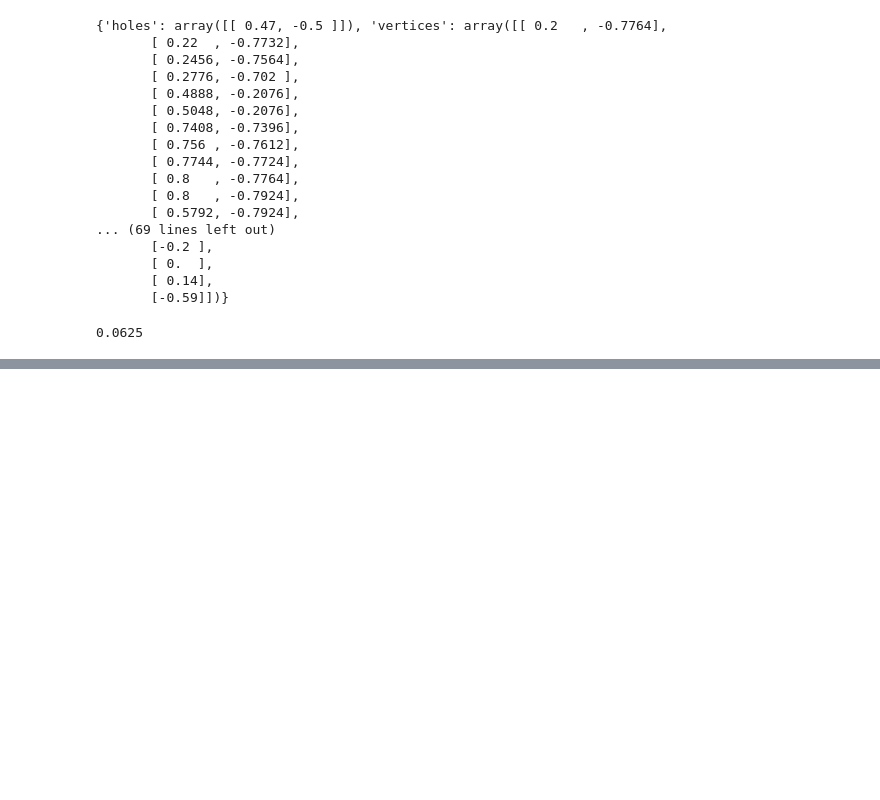
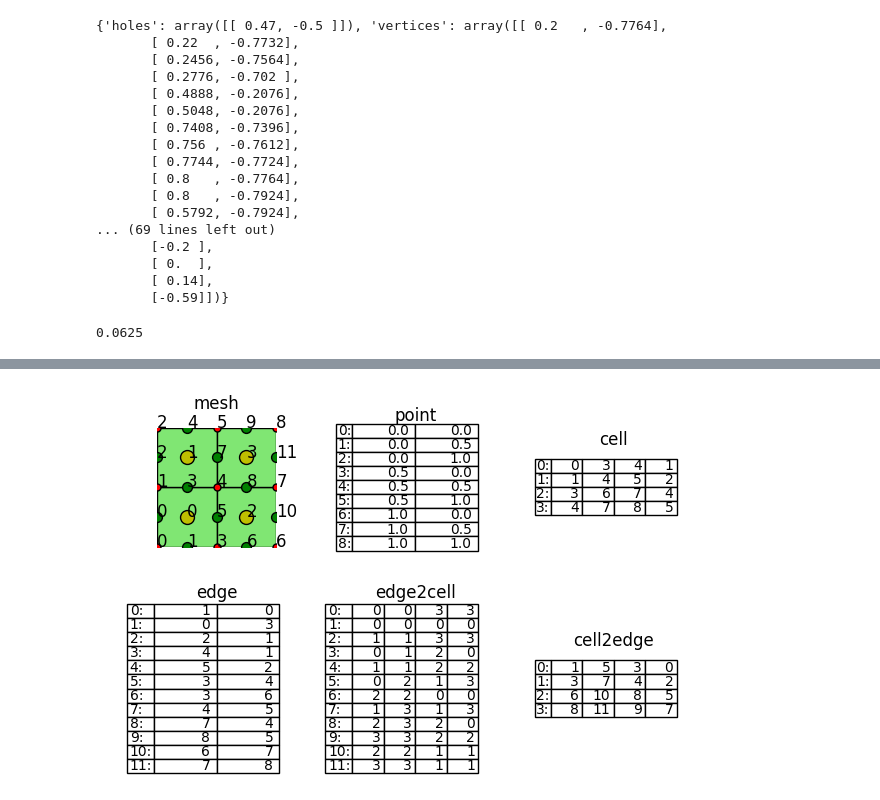
Before and after one commit to weihuayi/fealpy, a Jupyter notebook: doc/fealpybook/mesh.ipynb, the cells around one changed output, grey strips where cells are left out. Cells and saved outputs as stored; diff of their text form; code cells hidden in the pictures; blank space fills up the shorter version.

```diff
--- a/doc/fealpybook/mesh.ipynb
+++ b/doc/fealpybook/mesh.ipynb
@@ -213,0 +255,4 @@ plt.show()
+# %%
+-
+# %% [output]
+[figure, added]
```
Also changed, not shown: parts of 6 cells of this notebook, 7 other files.
